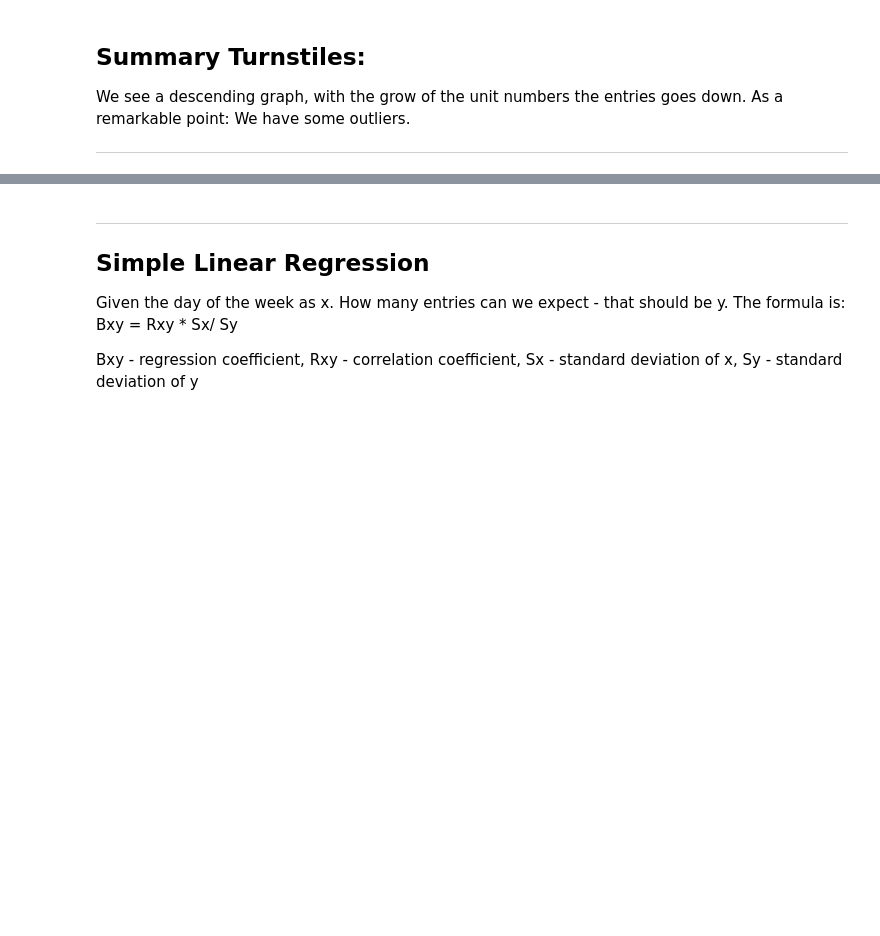
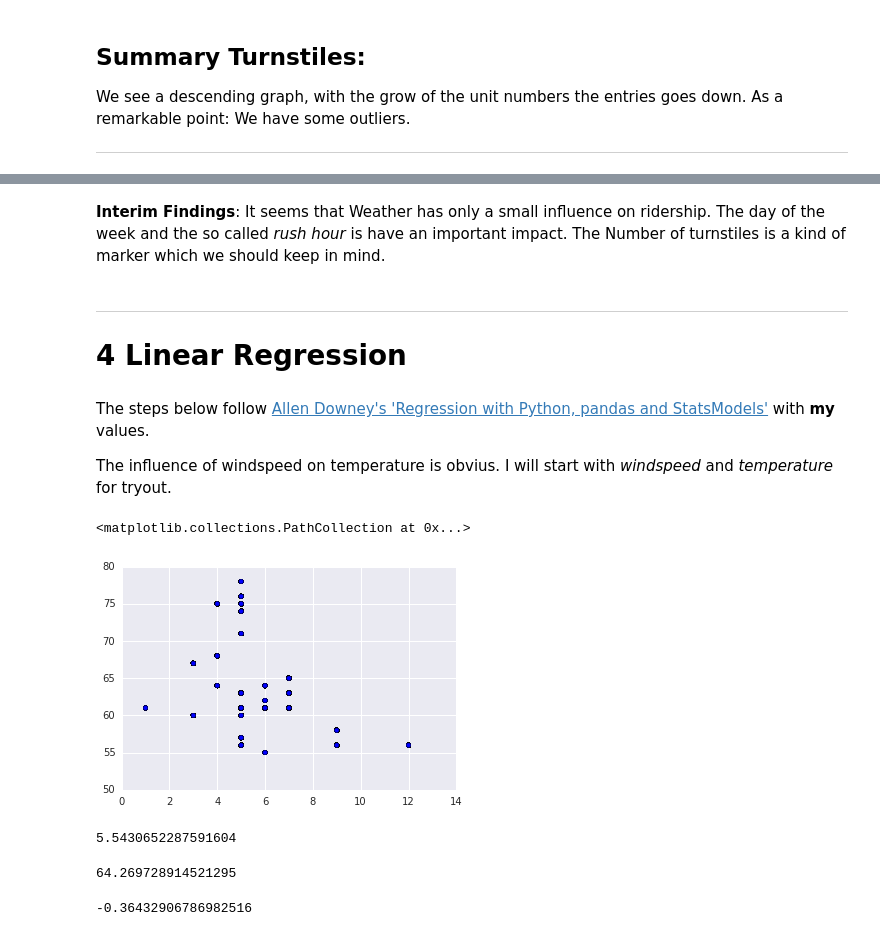
Before and after one commit to Frankri/notebooks, a Jupyter notebook: final_project_restart_A.ipynb, the cells around one changed output, grey strips where cells are left out. Saved outputs shown, nothing was run; the diff lists cells and outputs as text; code cells hidden in the pictures; blank space fills up the shorter version.

```diff
--- a/final_project_restart_A.ipynb
+++ b/final_project_restart_A.ipynb
@@ -34,7 +34,7 @@ Populating the interactive namespace from numpy and matplotlib
 # 1 Import the Data in a Data Frame
 First things first: I import the csv data in pandas data frame and check the result.
 # %%
-data = pd.read_csv('../turnstile_data_master_with_weather.csv')
+data = pd.read_csv('Data/turnstile_data_master_with_weather.csv')
 # %%
 data.columns
 # %% [output]
@@ -269,9 +232,9 @@ rush_hour.describe()
-# %% [markdown]
-***
-## Simple Linear Regression
-Given the day of the week as x. How many entries can we expect - that should be y. The formula is: Bxy = Rxy * Sx/ Sy
-
-Bxy - regression coefficient,
-Rxy - correlation coefficient,
-Sx - standard deviation of x,
-Sy - standard deviation of y
+# %% [markdown]
+__Interim Findings__: It seems that Weather has only a small influence on ridership. The day of the week and the so called _rush hour_ is have an important impact. The Number of turnstiles is a kind of marker which we should keep in mind.
+# %% [markdown]
+***
+# 4 Linear Regression
+# %% [markdown]
+The steps below follow [Allen Downey's 'Regression with Python, pandas and StatsModels'](http://allendowney.blogspot.de/2014/09/regression-with-python-pandas-and.html) with __my__ values.
+
+The influence of windspeed on temperature is obvius. I will start with _windspeed_ and _temperature_ for tryout.
@@ -277,0 +243,17 @@ Sy - standard deviation of y
+# %%
+plt.scatter(data.meanwindspdi, data.meantempi)
+# %% [output]
+<matplotlib.collections.PathCollection at 0x...>
+[figure, added]
+# %%
+windy['meanwindspdi'].mean()
+# %% [output]
+5.5430652287591604
+# %%
+windy['meantempi'].mean()
+# %% [output]
+64.269728914521295
+# %%
+windy['meanwindspdi'].corr(windy['meantempi'])
+# %% [output]
+-0.36432906786982516
```
Also changed, not shown: parts of 55 cells of this notebook.
